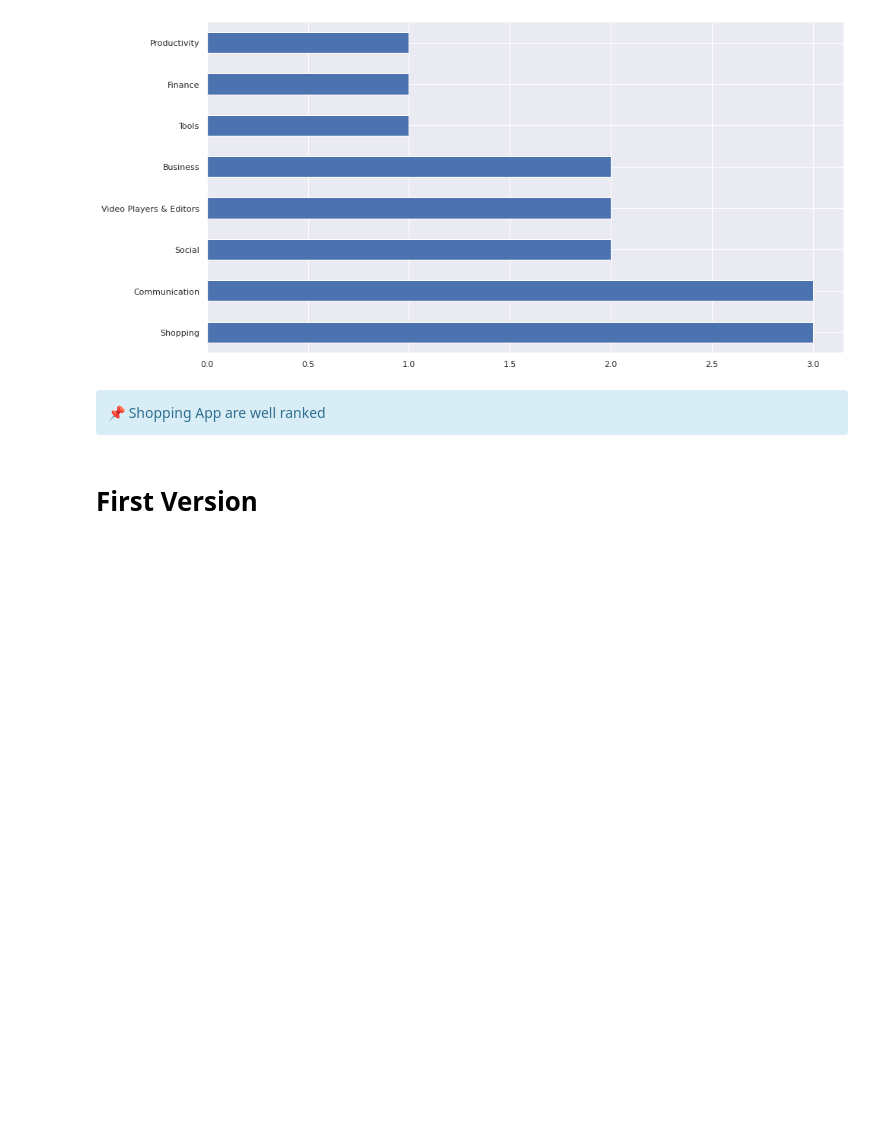
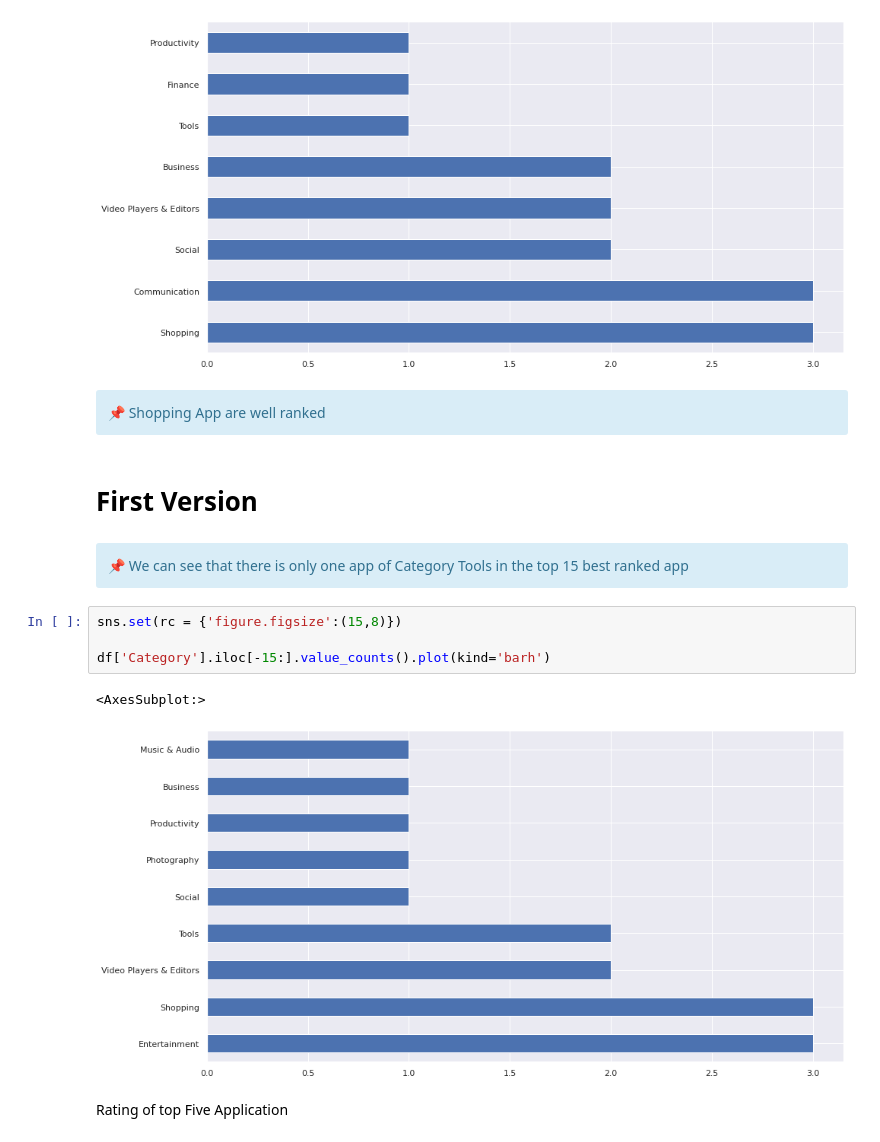
Before and after one commit to theyazilimci/KaggleProject, a Jupyter notebook: google-play-store.ipynb, the cells around one changed output. Cells and saved outputs as stored; diff of their text form; blank space fills up the shorter version.

```diff
--- a/google-play-store.ipynb
+++ b/google-play-store.ipynb
@@ -181,3 +186,17 @@ top15['Category'].value_counts().plot(kind='barh')
 </div>
 # %% [markdown]
 # First Version
+# %% [markdown]
+<div class="alert alert-block alert-info" style="font-size:14px; font-family:Verdana;">
+    📌 We can see that there is only one app of Category Tools in the top 15 best ranked app
+
+</div>
+# %%
+sns.set(rc = {'figure.figsize':(15,8)})
+
+df['Category'].iloc[-15:].value_counts().plot(kind='barh')
+# %% [output]
+<AxesSubplot:>
+[figure, added]
+# %% [markdown]
+Rating of top Five Application
```
Also changed, not shown: parts of 8 cells of this notebook.
